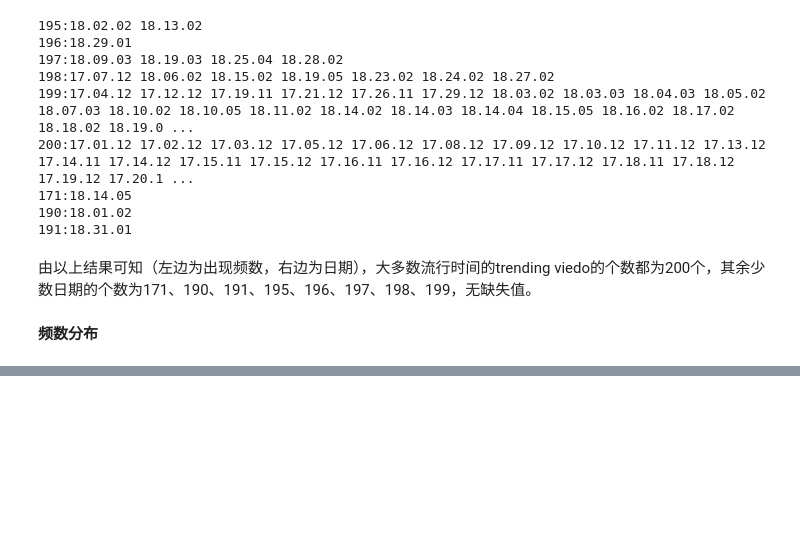
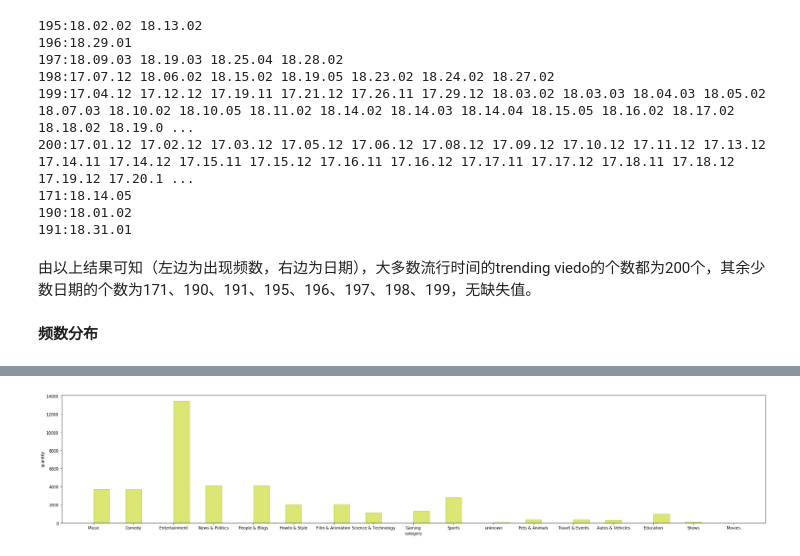
Before and after one commit to PluckySaltyfish/DataMiningClass, a Jupyter notebook: youtube.py.ipynb, the cells around one changed output, grey strips where cells are left out. Drawn from its saved outputs; the diff is of its cells as text; code cells hidden in the pictures; blank space fills up the shorter version.

```diff
--- a/youtube.py.ipynb
+++ b/youtube.py.ipynb
@@ -81,0 +111,18 @@ for i in set(freq.values):
+# %%
+import json
+def get_category_list(path,filename):
+    with open(path + '/' + filename ,'r') as f:
+        d = json.load(f)
+    res = {}
+    for i in d['items']:
+        res[i['id']] = i['snippet']['title']
+    return res
+CA_list = get_category_list(root,'CA_category_id.json');
+# %%
+# 查找类别名，若存在缺失，先用unknown表示
+cate = []
+for i in CA_data['category_id'].values:
+    if(str(i) in CA_list.keys()):
+        cate.append(CA_list[str(i)])
+    else:
+        cate.append('unknown')
@@ -81,0 +153,8 @@ for i in set(freq.values):
+# %%
+fig = plt.figure(figsize=(32, 6))
+plt.hist(np.array(cate), bins=40, facecolor="#cddc39", edgecolor="#afb42b", alpha=0.7)
+plt.xlabel('category')
+plt.ylabel('quantity')
+plt.show()
+# %% [output]
+[figure, added]
```
Also changed, not shown: parts of 30 cells of this notebook.
